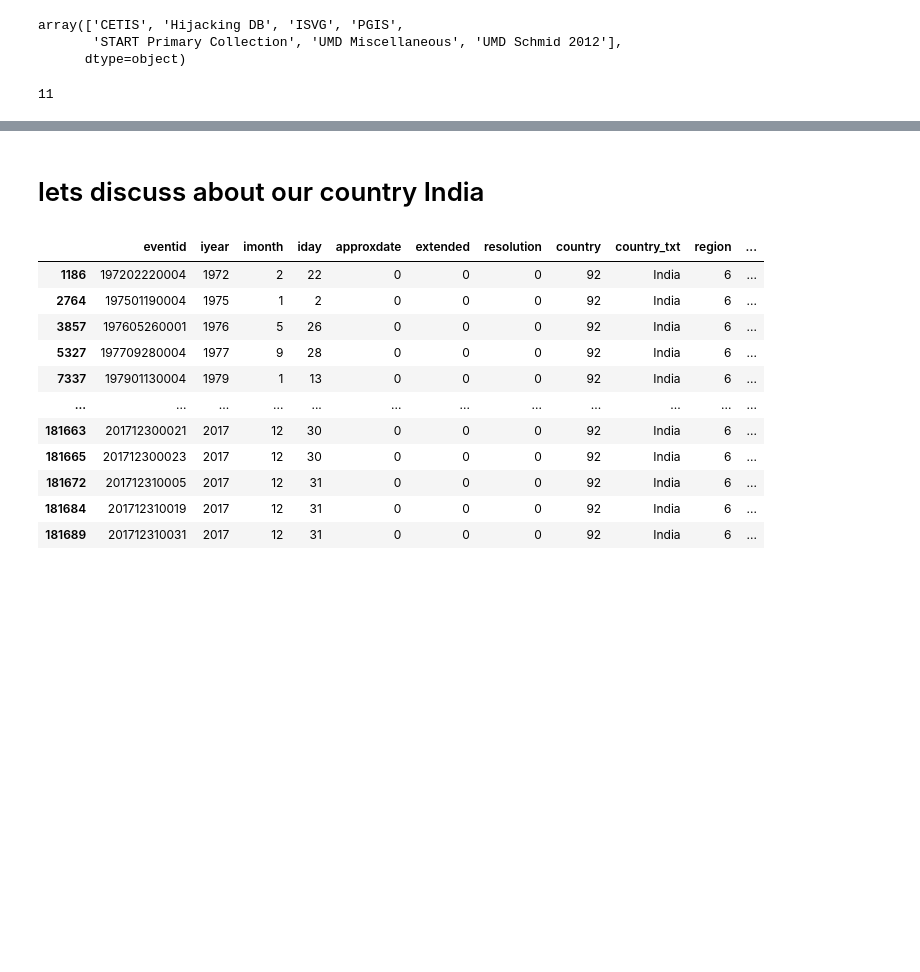
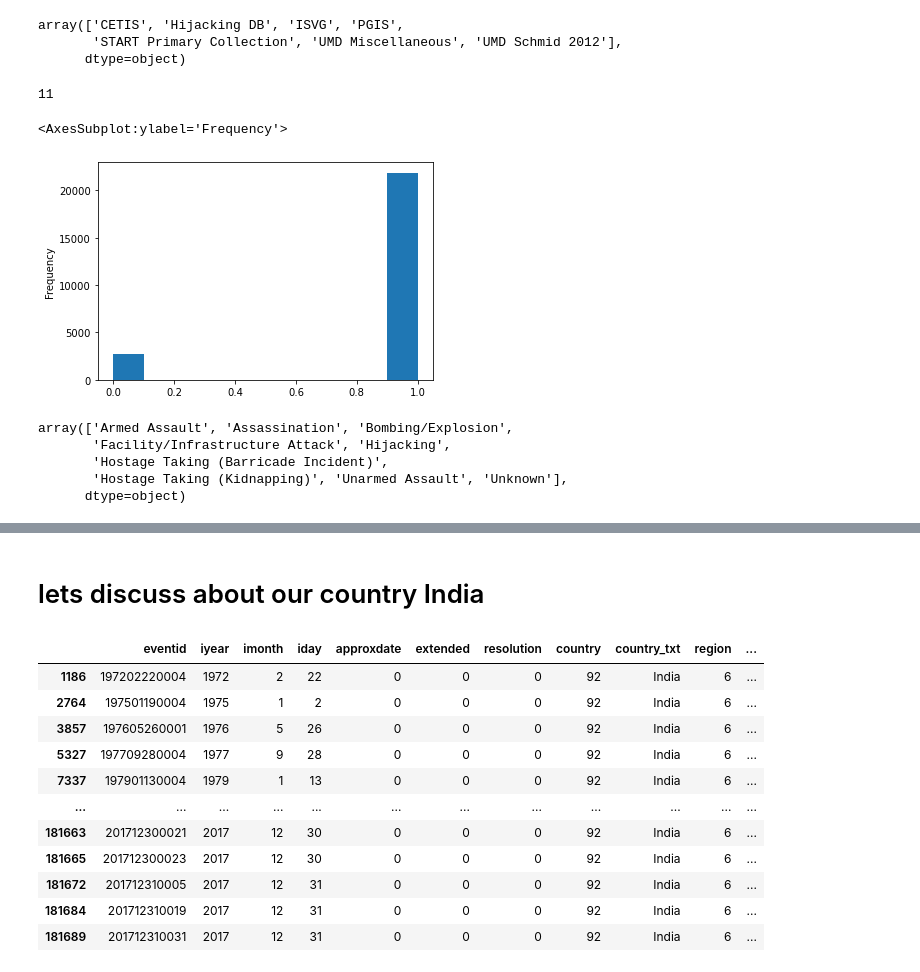
Before and after one commit to siktasharma/Exploratory-Data-Analysis---Terrorism, a Jupyter notebook: terrorism_analysis.ipynb, the cells around one changed output, grey strips where cells are left out. Cells and saved outputs as stored; diff of their text form; code cells hidden in the pictures; blank space fills up the shorter version.

```diff
--- a/terrorism_analysis.ipynb
+++ b/terrorism_analysis.ipynb
@@ -176,0 +196,16 @@ most_frequent(months_iraq.tolist())
+# %%
+iraq_data['success'].plot(kind='hist')
+#showing most of the attacks have been successful
+# %% [output]
+<AxesSubplot:ylabel='Frequency'>
+[figure, added]
+# %%
+attack_type = np.array(iraq_data['attacktype1_txt'])
+attack_type= np.unique(attack_type)
+attack_type
+# %% [output]
+array(['Armed Assault', 'Assassination', 'Bombing/Explosion',
+       'Facility/Infrastructure Attack', 'Hijacking',
+       'Hostage Taking (Barricade Incident)',
+       'Hostage Taking (Kidnapping)', 'Unarmed Assault', 'Unknown'],
+      dtype=object)
```
Also changed, not shown: parts of 17 cells of this notebook.
